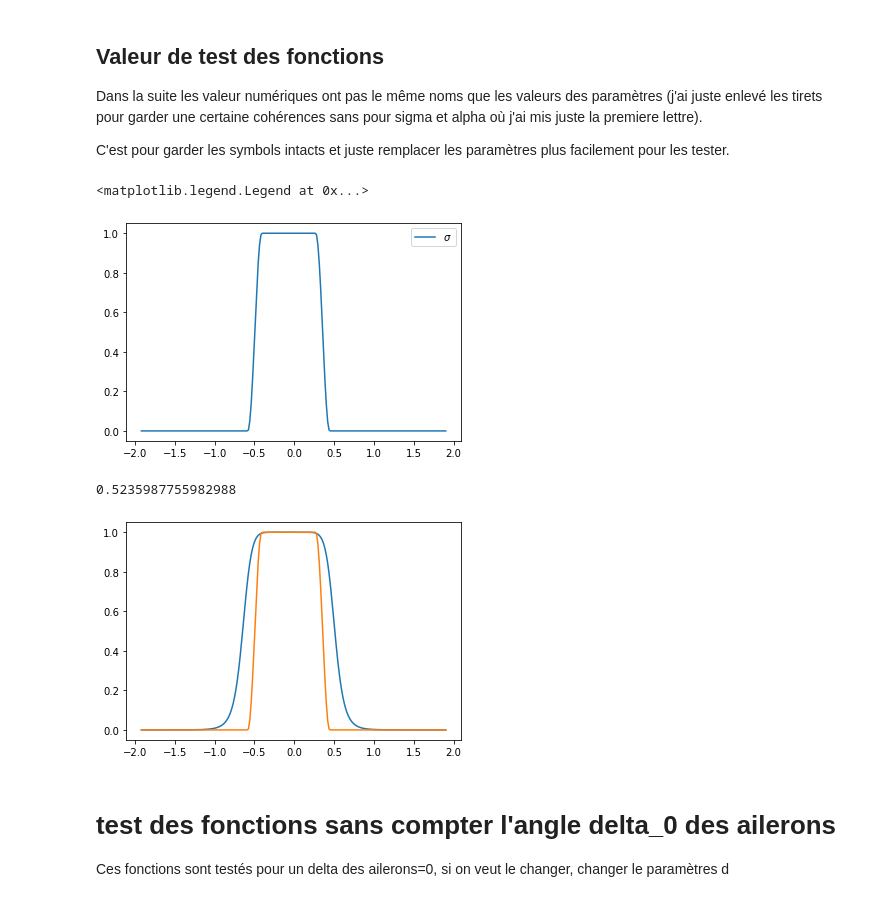
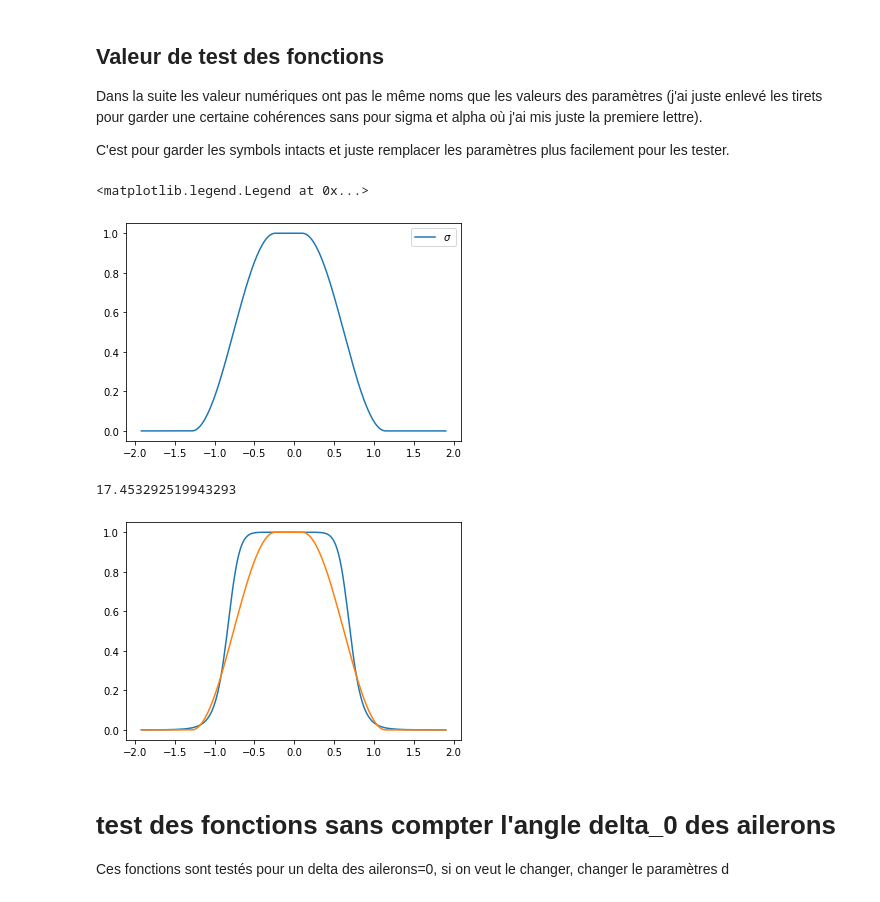
Before and after one commit to altlnt/Avion-Simulation-Identification, a Jupyter notebook: Modelization/coef_aero_equation.ipynb, the cells around one changed output. Cells and saved outputs as stored; diff of their text form; code cells hidden in the pictures.

```diff
--- a/Modelization/coef_aero_equation.ipynb
+++ b/Modelization/coef_aero_equation.ipynb
@@ -88,39 +88,39 @@ Coeff_function = lambdify((alpha, alpha_s, delta_s, alpha_0, delta_0, CL_1_sa, C
 
 C'est pour garder les symbols intacts et juste remplacer les paramètres plus facilement pour les tester.
 # %%
-CD1fp = 3.5
+CD1fp = 1.5
 CL1fp = CD1fp
 
 CL1sa = 5
 CD1sa = 4.55
 
 
-CD0sa = 0.045
+CD0sa = 0.010
 CD0fp = CD0sa
 
 alpha0 = 0.07
-alphas = 0.3391428111
+alphas = 0.3391428111/2
 a = np.arange(-110,110,1)*np.pi/180                                  # angle d'attaque
 
-deltas = 10.0*np.pi/180                                            # Largeur du stall
+deltas = 60.0*np.pi/180                                            # Largeur du stall
 delta0 = np.arange(-15.0,15.01, 5) * np.pi/180                      # Angle des ailerons des ailes
 
 k1 = 0.5
 k2 = 1.5
 k0 = 0
 S = ([])                                                           # sigma
 for i in a :
     S = np.append(S, compute_sigma(i, alpha0, alphas, deltas))     # Calcul de sigma sur toute la plage d'angle
 
 plt.plot(a , S, label= r'$\sigma$')
 plt.legend()
 # %% [output]
 <matplotlib.legend.Legend at 0x...>
-[figure, old version]
+[figure, new version]
 # %%
 a_s=0.34
 a0 =0.07
-delta_s=30*np.pi/180
+delta_s=1000*np.pi/180
 p=5
 function=[]
 for x in a:
@@ -129,8 +129,8 @@ for x in a:
 plt.plot(a, function, a, S)
 print((delta_s))
 # %% [output]
-0.5235987755982988
+17.453292519943293
-[figure, old version]
+[figure, new version]
 # %% [markdown]
 # test des fonctions sans compter l'angle delta_0 des ailerons
 Ces fonctions sont testés pour un delta des ailerons=0, si on veut le changer, changer le paramètres d
```
Also changed, not shown: parts of 7 cells of this notebook, 7 other files.
